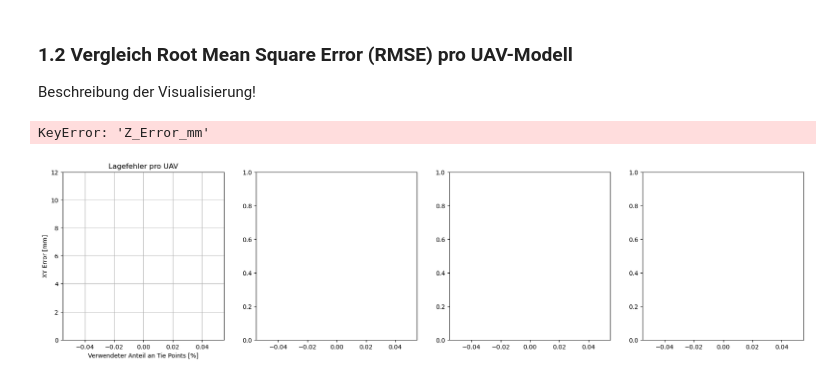
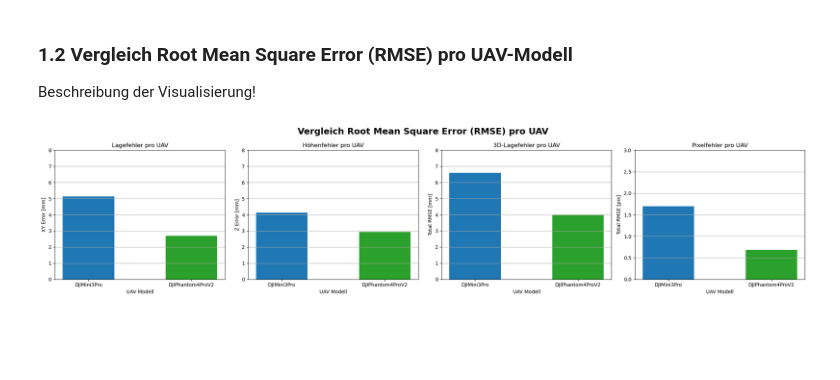
Before and after one commit to naamp/BTh11_Trieblaengenwachstum, a Jupyter notebook: 06_UAV_Comparison/06_UAV_Comparison_PointCloud.ipynb, the cells around one changed output. Cells and saved outputs as stored; diff of their text form; code cells hidden in the pictures; blank space fills up the shorter version.

```diff
--- a/06_UAV_Comparison/06_UAV_Comparison_PointCloud.ipynb
+++ b/06_UAV_Comparison/06_UAV_Comparison_PointCloud.ipynb
@@ -61,66 +61,47 @@ display(HTML(csv_file.head(2).to_html(max_cols=200, notebook=True)))
 ### 1.2 Vergleich Root Mean Square Error (RMSE) pro UAV-Modell
 Beschreibung der Visualisierung!
 # %%
-# UAV-Werte als Kategorien
+# UAV_ID als kategoriale Variable setzen
 csv_file["UAV_ID"] = pd.Categorical(
     csv_file["UAV_ID"],
     categories=["DJIMini3Pro", "DJIPhantom4ProV2"],
     ordered=True
 )
 
-# Attributnamen + Titel + y-Achsenbeschriftung + Achsenskalierung
+# Definition der Attribute: (Spaltenname, Plot-Titel, y-Achsen-Beschriftung, y-Achsen-Limit)
 attributes = [
-    ("Control Points XY error [mm]", "Lagefehler pro UAV", "XY Error [mm]", (0, 12)),
-    ("Z_Error_mm", "Höhenfehler pro UAV", "Z Error [mm]", (0, 12)),
-    ("Total_Error_mm", "3D-Lagefehler pro UAV", "Total Error [mm]", (0, 12)),
-    ("Error_pix", "Pixelfehler pro UAV", "Error [pix]", (0, 5)),
+    ("Control Points XY error [mm]", "Lagefehler pro UAV", "XY Error [mm]", (0, 8)),
+    ("Control Points Z error [mm]", "Höhenfehler pro UAV", "Z Error [mm]", (0, 8)),
+    ("Control Points Total RMSE [mm]", "3D-Lagefehler pro UAV", "Total RMSE [mm]", (0, 8)),
+    ("Control Points Total RMSE [pix]", "Pixelfehler pro UAV", "Total RMSE [pix]", (0, 3)),
 ]
 
 # Farbzuweisung für UAV_ID
 aufnahme_colors = {
     "DJIMini3Pro": "#1f77b4",        # Blau
     "DJIPhantom4ProV2": "#2ca02c",    # Grün
 }
 
-# Subplots
-fig, axes = plt.subplots(1, 4, figsize=(22, 5), sharex=True)
+# Erstelle Subplots: je ein Diagramm pro Attribut
+fig, axes = plt.subplots(1, 4, figsize=(22, 5))
 
+# Erstelle Balkendiagramme für jedes Attribut
 for ax, (attr, title, ylabel, ylim) in zip(axes, attributes):
-    for aufnahme_id, group in csv_file.groupby("UAV_ID"):
-        group_sorted = group.sort_values("UAV_ID")
-        ax.plot(
-            group_sorted["UAV_ID"],
-            group_sorted[attr],
-            label=aufnahme_id,
-            marker="o",
-            linewidth=2,
-            color=aufnahme_colors[aufnahme_id]
-        )
+    # Für jede UAV-ID wird ein Balken gezeichnet
+    for uav in csv_file["UAV_ID"].cat.categories:
+        # Extrahiere den Wert für das jeweilige Attribut
+        value = csv_file[csv_file["UAV_ID"] == uav][attr].values[0]
+        ax.bar(uav, value, color=aufnahme_colors[uav], width=0.5)
     ax.set_title(title)
-    ax.set_ylim(*ylim)
     ax.set_ylabel(ylabel)
-    ax.set_xlabel("Verwendeter Anteil an Tie Points [%]")
-    ax.grid(True)
+    ax.set_xlabel("UAV Modell")
+    ax.set_ylim(ylim)
+    ax.grid(True, axis="y")
 
-# Titel für alle Plots
-fig.suptitle(
-    "Vergleich Root Mean Square Error (RMSE) pro UAV",
-    fontsize=18,
-    fontweight="bold"
-)
-
-# Platzierung der Legende
-handles, labels = axes[0].get_legend_handles_labels()
-handles = [plt.Line2D([], [], color='none')] + handles
-labels = ["Datenerfassung"] + labels
-legend = axes[0].legend(handles, labels, loc="lower left", frameon=True)
-
-# Stil der Legende
-legend.get_texts()[0].set_weight("bold")
-legend.get_texts()[0].set_fontsize("medium")
+# Gesamttitel für alle Plots
+fig.suptitle("Vergleich Root Mean Square Error (RMSE) pro UAV", fontsize=18, fontweight="bold")
 
 plt.tight_layout()
 plt.show()
 # %% [output]
-KeyError: 'Z_Error_mm'
-[figure, old version]
+[figure, new version]
```
Also changed, not shown: parts of 5 cells of this notebook, 2 other files.
